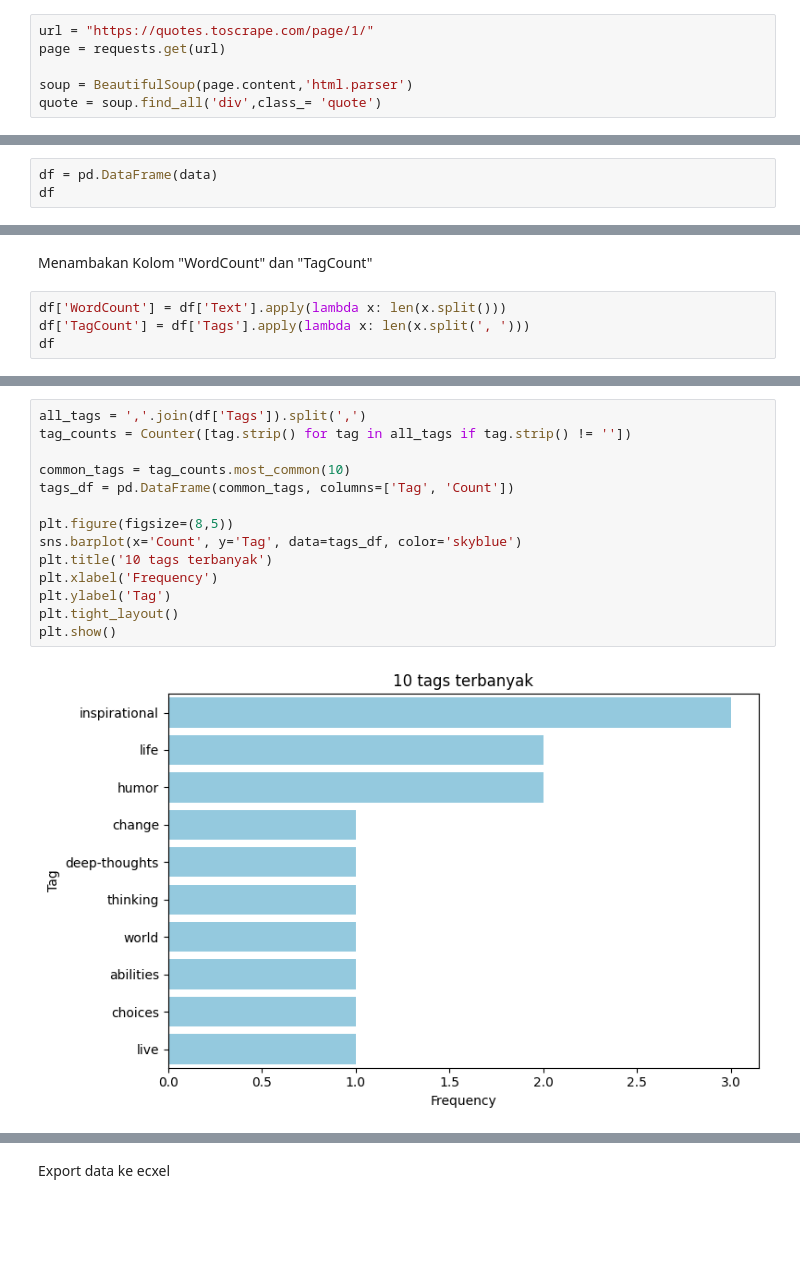
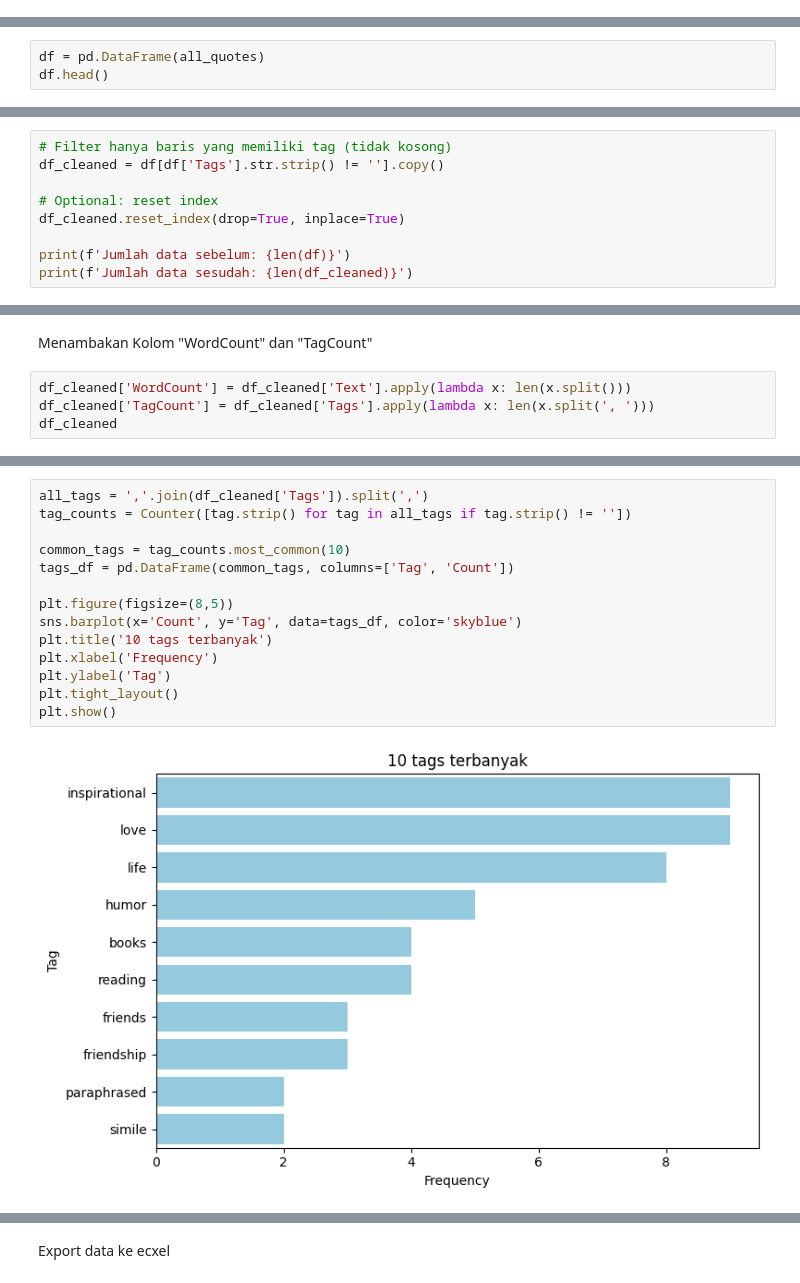
Before and after one commit to SiEggo/scraping, a Jupyter notebook: basic_scraping.ipynb, the cells around one changed output, grey strips where cells are left out. Saved outputs shown, nothing was run; the diff lists cells and outputs as text; blank space fills up the shorter version.

```diff
--- a/basic_scraping.ipynb
+++ b/basic_scraping.ipynb
@@ -14,6 +14,0 @@ Memanggil data halaman web
-# %%
-url = "https://quotes.toscrape.com/page/1/"
-page = requests.get(url)
-
-soup = BeautifulSoup(page.content,'html.parser')
-quote = soup.find_all('div',class_= 'quote')
@@ -57,8 +37,8 @@ data
 # %% [markdown]
 Memasukkan data ke dataframe
 # %%
-df = pd.DataFrame(data)
-df
+df = pd.DataFrame(all_quotes)
+df.head()
 # %% [output]
 |  | Text | Author | Tags |
 | 0 | “The world as we have created it ... | Albert Einstein | change, deep-thoughts, thinking, ... |
@@ -110,0 +98,9 @@ df
+# %%
+# Filter hanya baris yang memiliki tag (tidak kosong)
+df_cleaned = df[df['Tags'].str.strip() != ''].copy()
+
+# Optional: reset index
+df_cleaned.reset_index(drop=True, inplace=True)
+
+print(f'Jumlah data sebelum: {len(df)}')
+print(f'Jumlah data sesudah: {len(df_cleaned)}')
@@ -111,9 +110,9 @@ df
 # %% [markdown]
 Menambakan Kolom "WordCount" dan "TagCount"
 # %%
-df['WordCount'] = df['Text'].apply(lambda x: len(x.split()))
-df['TagCount'] = df['Tags'].apply(lambda x: len(x.split(', ')))
-df
+df_cleaned['WordCount'] = df_cleaned['Text'].apply(lambda x: len(x.split()))
+df_cleaned['TagCount'] = df_cleaned['Tags'].apply(lambda x: len(x.split(', ')))
+df_cleaned
 # %% [output]
 |  | Text | Author | Tags | WordCount | TagCount |
 | 0 | The world as we have created it i... | Albert Einstein | change, deep-thoughts, thinking, ... | 21 | 4 |
@@ -131,16 +159,16 @@ Analisis visual sederhana
 # %%
-all_tags = ','.join(df['Tags']).split(',')
+all_tags = ','.join(df_cleaned['Tags']).split(',')
 tag_counts = Counter([tag.strip() for tag in all_tags if tag.strip() != ''])
 
 common_tags = tag_counts.most_common(10)
 tags_df = pd.DataFrame(common_tags, columns=['Tag', 'Count'])
 
 plt.figure(figsize=(8,5))
 sns.barplot(x='Count', y='Tag', data=tags_df, color='skyblue')
 plt.title('10 tags terbanyak')
 plt.xlabel('Frequency')
 plt.ylabel('Tag')
 plt.tight_layout()
 plt.show()
 # %% [output]
-[figure, old version]
+[figure, new version]
```
Also changed, not shown: parts of 26 cells of this notebook.
